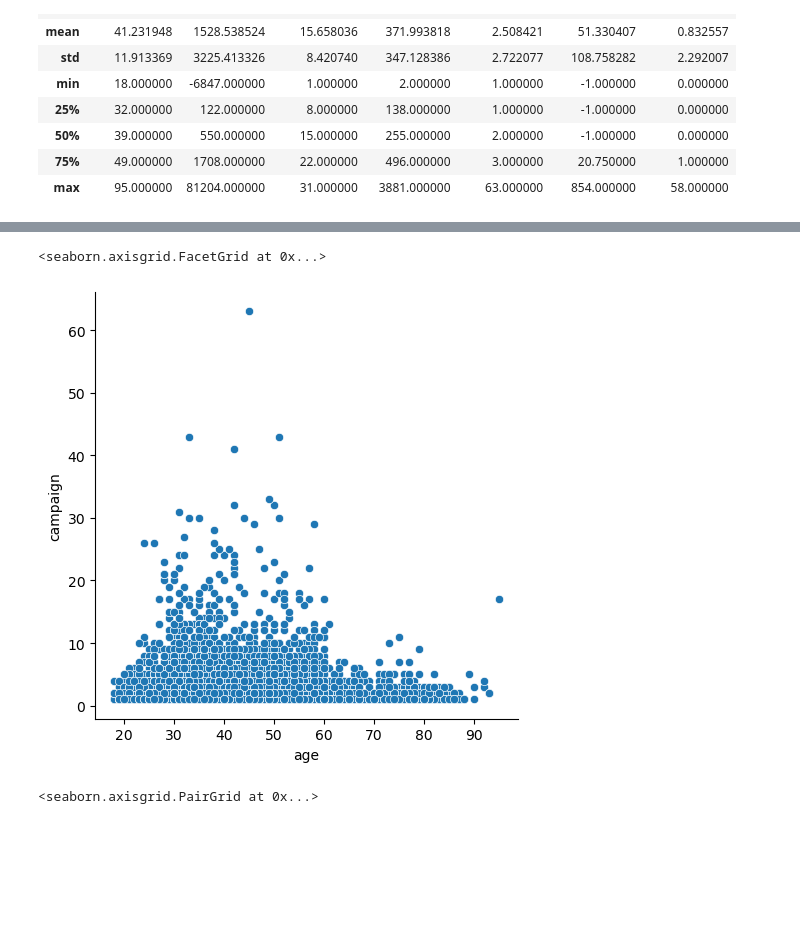
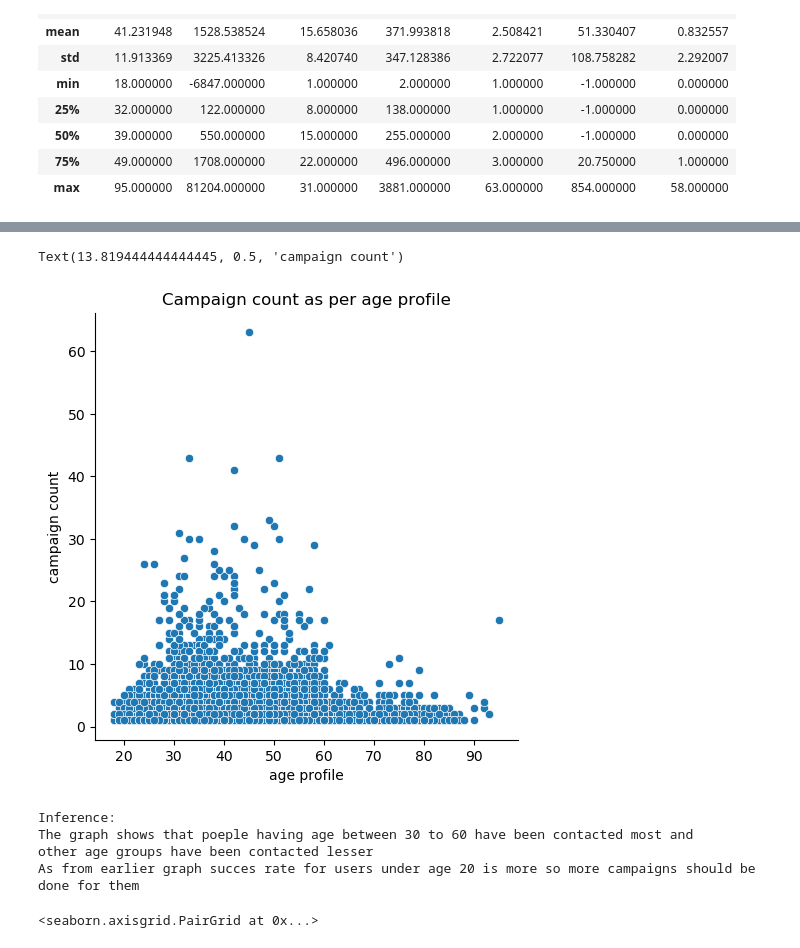
Before and after one commit to Harsh-D-2004/TE-IT-Practicals, a Jupyter notebook: DSBDA/Group B/Assignement_3.ipynb, the cells around one changed output, grey strips where cells are left out. Saved outputs shown, nothing was run; the diff lists cells and outputs as text; code cells hidden in the pictures; blank space fills up the shorter version.

```diff
--- a/DSBDA/Group B/Assignement_3.ipynb
+++ b/DSBDA/Group B/Assignement_3.ipynb
@@ -121,11 +191,21 @@ sns.lineplot(x = a_rate.index ,y =  a_rate.values)
 # %%
 sns.relplot(x = data['age'] , y = data['campaign'])
+plt.title('Campaign count as per age profile')
+plt.xlabel('age profile')
+plt.ylabel('campaign count')
 # %% [output]
-<seaborn.axisgrid.FacetGrid at 0x...>
+Text(13.819444444444445, 0.5, 'campaign count')
-[figure, old version]
+[figure, new version]
 # %%
-# Inference:
-# The graph shows that poeple having age between 30 to 60 have been contacted most and other age groups have been contacted lesser
+print('''Inference:
+The graph shows that poeple having age between 30 to 60 have been contacted most and
+other age groups have been contacted lesser
+As from earlier graph succes rate for users under age 20 is more so more campaigns should be done for them''')
+# %% [output]
+Inference:
+The graph shows that poeple having age between 30 to 60 have been contacted most and
+other age groups have been contacted lesser
+As from earlier graph succes rate for users under age 20 is more so more campaigns should be done for them
 # %%
 sns.pairplot(data)
 # %% [output]
```
Also changed, not shown: parts of 22 cells of this notebook, 7 other files.
